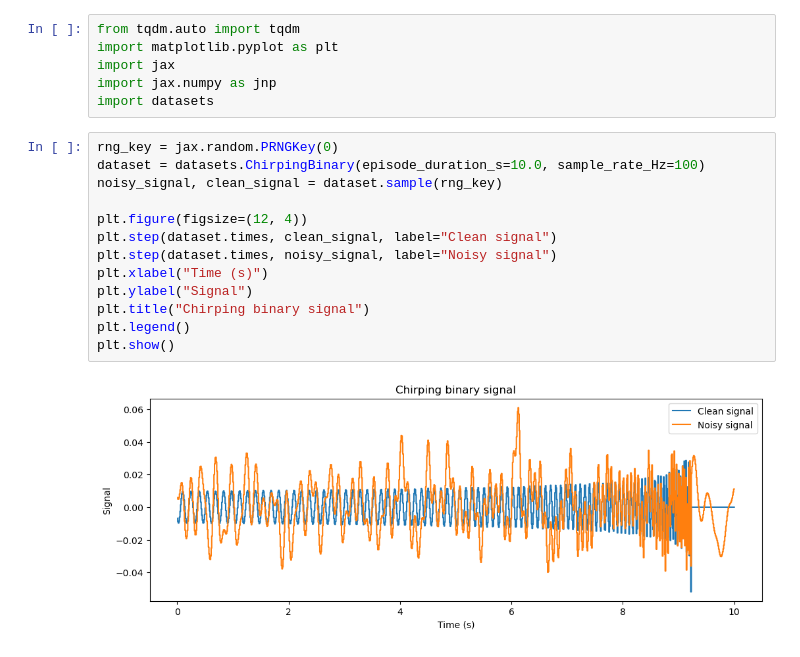
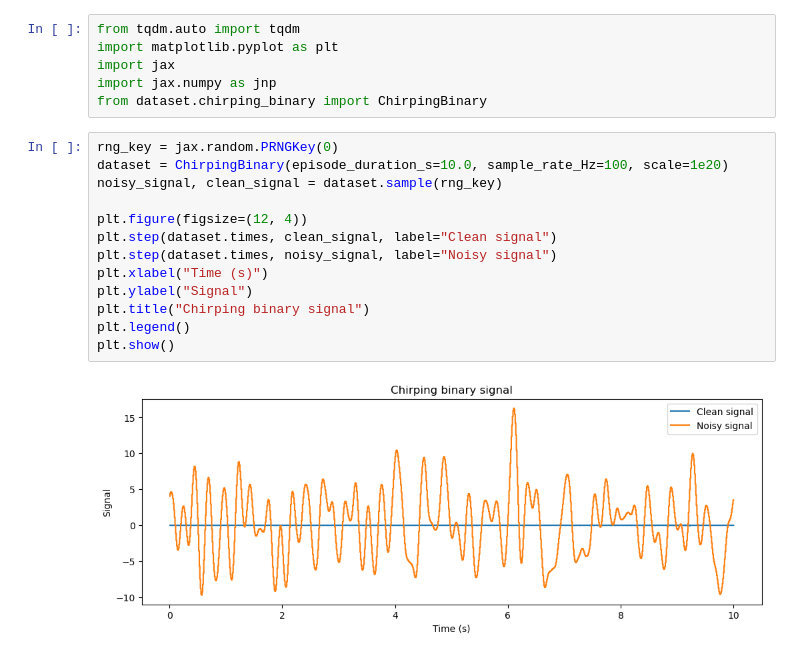
Before and after one commit to davidesartor/MLGW, a Jupyter notebook: test data loader.ipynb, the cells around one changed output. Saved outputs shown, nothing was run; the diff lists cells and outputs as text.

```diff
--- a/test data loader.ipynb
+++ b/test data loader.ipynb
@@ -3,21 +3,21 @@ from tqdm.auto import tqdm
 import matplotlib.pyplot as plt
 import jax
 import jax.numpy as jnp
-import datasets
+from dataset.chirping_binary import ChirpingBinary
 # %%
 rng_key = jax.random.PRNGKey(0)
-dataset = datasets.ChirpingBinary(episode_duration_s=10.0, sample_rate_Hz=100)
+dataset = ChirpingBinary(episode_duration_s=10.0, sample_rate_Hz=100, scale=1e20)
 noisy_signal, clean_signal = dataset.sample(rng_key)
 
 plt.figure(figsize=(12, 4))
 plt.step(dataset.times, clean_signal, label="Clean signal")
 plt.step(dataset.times, noisy_signal, label="Noisy signal")
 plt.xlabel("Time (s)")
 plt.ylabel("Signal")
 plt.title("Chirping binary signal")
 plt.legend()
 plt.show()
 # %% [output]
-[figure, old version]
+[figure, new version]
 # %%
 rng_key = jax.random.PRNGKey(0)
```
Also changed, not shown: parts of 1 cell of this notebook, 7 other files.
